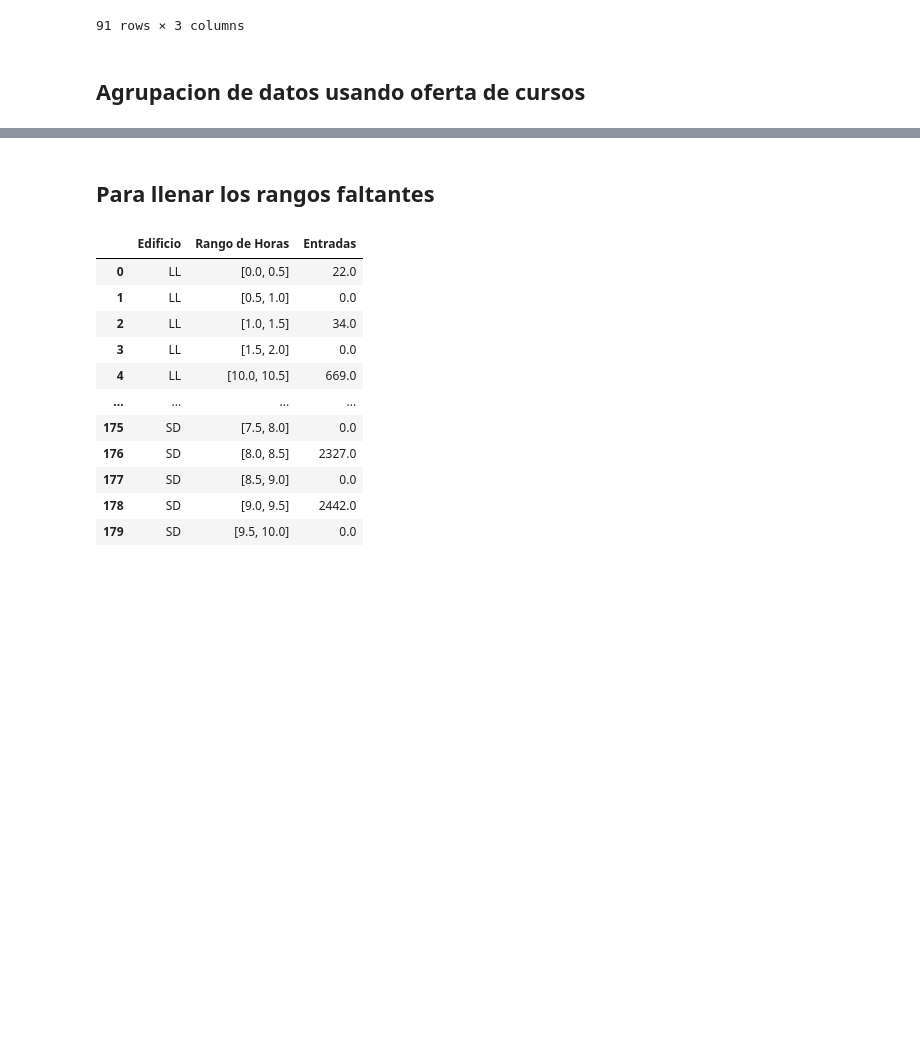
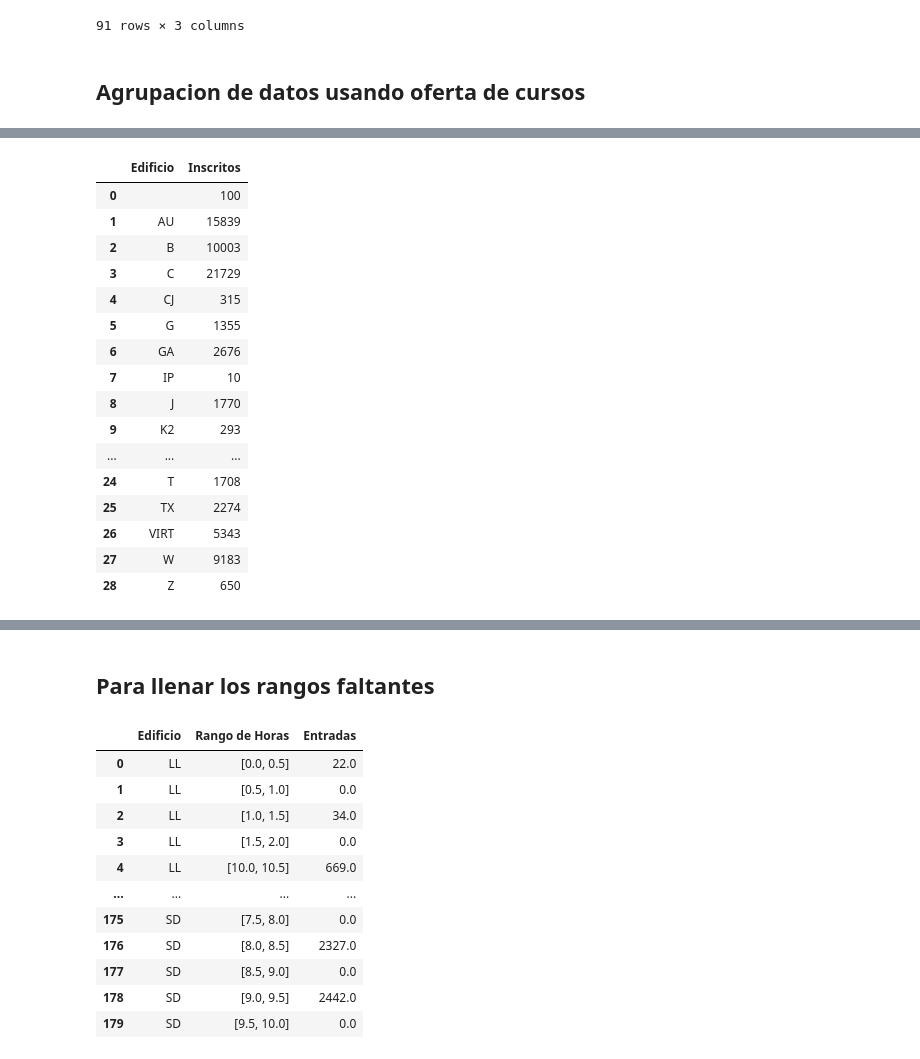
Before and after one commit to Sayala100/Thesis-SmartCampusVisualization, a Jupyter notebook: backend/notebooks/courses_treatment.ipynb, the cells around one changed output, grey strips where cells are left out. Cells and saved outputs as stored; diff of their text form; code cells hidden in the pictures; blank space fills up the shorter version.

```diff
--- a/backend/notebooks/courses_treatment.ipynb
+++ b/backend/notebooks/courses_treatment.ipynb
@@ -316,5 +307,25 @@ for row in new.itertuples():
     # If there are missing ranges, add new rows
     if count > 1:
         new = create_row(new, row._asdict(), start_index, end_index, all_ranges)
+# %%
+new.groupby('Edificio', as_index=False)['Inscritos'].sum()
+# %% [output]
+|  | Edificio | Inscritos |
+| 0 |  | 100 |
+| 1 | AU | 15839 |
+| 2 | B | 10003 |
+| 3 | C | 21729 |
+| 4 | CJ | 315 |
+| 5 | G | 1355 |
+| 6 | GA | 2676 |
+| 7 | IP | 10 |
+| 8 | J | 1770 |
+| 9 | K2 | 293 |
+| ... | ... | ... |
+| 24 | T | 1708 |
+| 25 | TX | 2274 |
+| 26 | VIRT | 5343 |
+| 27 | W | 9183 |
+| 28 | Z | 650 |
 # %%
 #Se borran las columnas que no se necesitan y se filtran los cursos que tienen un rango de horas por cada media hora
```
Also changed, not shown: parts of 15 cells of this notebook, 5 other files.
